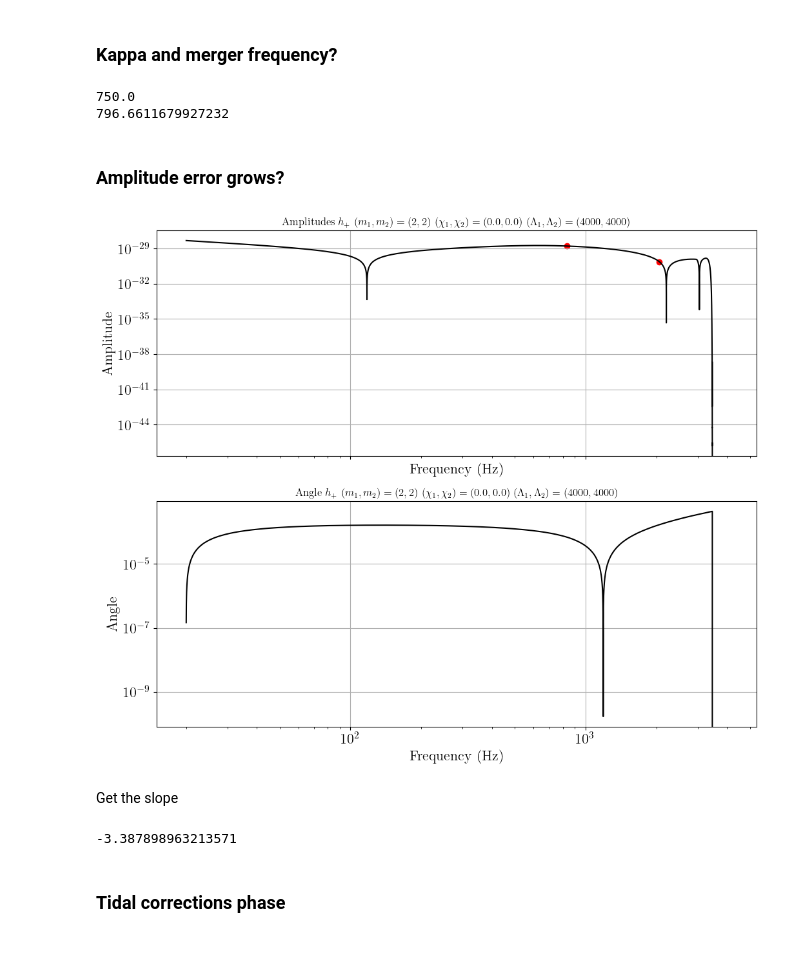
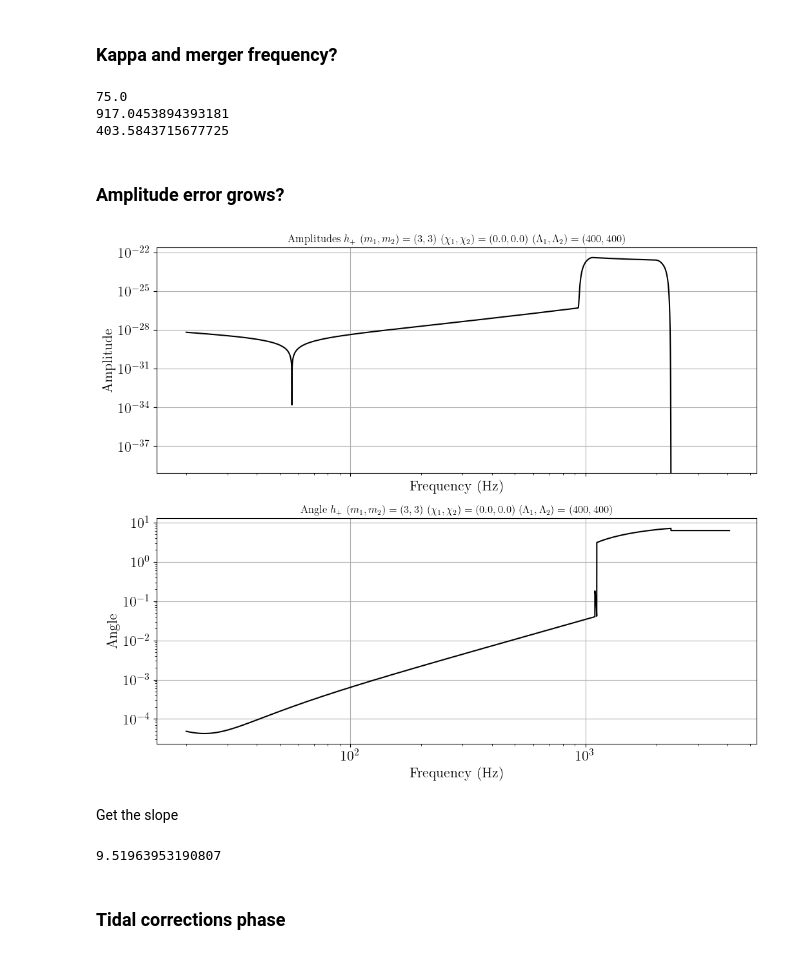
Before and after one commit to tedwards2412/ripple, a Jupyter notebook: notebooks/check_NRTidal.ipynb, the cells around one changed output. Saved outputs shown, nothing was run; the diff lists cells and outputs as text; code cells hidden in the pictures.

```diff
--- a/notebooks/check_NRTidal.ipynb
+++ b/notebooks/check_NRTidal.ipynb
@@ -38,14 +32,14 @@ The autoreload extension is already loaded. To reload it, use:
 # %% [markdown]
 We will compare waveforms with the following intrinsic parameters, which are close to the extremes on which the LAL implementation has been reviewed:
 # %%
-m1 = 2 # masses
-m2 = 2
+m1 = 3 # masses
+m2 = 3
 
 chi1 = 0.0 # spins
 chi2 = 0.0
 
-lambda1 = 4000 # tidal deformabilities
-lambda2 = 4000
+lambda1 = 400 # tidal deformabilities
+lambda2 = 400
 
 distance = 1.
 # %% [markdown]
@@ -117,6 +111,7 @@ import lal
 from ripple import get_eff_pads, get_match_arr
 # %%
 IMRphenom = "IMRPhenomD_NRTidalv2"
+IMRphenom = "IMRPhenomD_NRTidal"
 approximant = lalsim.SimInspiralGetApproximantFromString(IMRphenom)
 
 f_ASD, ASD = np.loadtxt("../test/O3Livingston.txt", unpack=True)
@@ -352,9 +351,12 @@ lal_kappa = lalsim.SimNRTunedTidesComputeKappa2T(m1 * MSUN, m2* MSUN, lambda1, l
 print(lal_kappa)
 lal_f_merger = lalsim.SimNRTunedTidesMergerFrequency((m1 + m2), lal_kappa, m1/m2)
 print(lal_f_merger)
+lal_f_merger = lalsim.SimNRTunedTidesMergerFrequency((m1 + m2), 5000, m1/m2)
+print(lal_f_merger)
 # %% [output]
-750.0
-796.6611679927232
+75.0
+917.0453894393181
+403.5843715677725
 # %% [markdown]
 ### Amplitude error grows?
 # %%
@@ -365,47 +367,41 @@ idx1, idx2 = round(0.2 * len(f)), round(0.5 * len(f))
 plt.subplots(2, 1, figsize=(12, 10), sharex=True)
 plt.subplot(2, 1, 1)
 
 # Plot the amplitude
 diffs_amplitude = abs(A_lalsuite - A_ripple)
 plt.plot(f, diffs_amplitude, "-", color = 'black')
-plt.scatter(f[idx1], diffs_amplitude[idx1], color = "red")
-plt.scatter(f[idx2], diffs_amplitude[idx2], color = "red")
-
-# Plot where the Planck taper has to take place
-# plt.axvline(f_merger, linestyle = "--", color = 'black', label = 'Planck taper')
-# plt.axvline(1.2 * f_merger, linestyle = "--", color = 'black')
 
 plt.title(r"Amplitudes $h_+$ ($m_1, m_2) = ({}, {}$) ($\chi_1, \chi_2) = ({}, {}$) ($\Lambda_1, \Lambda_2) = ({}, {}$)".format(m1, m2, chi1, chi2, lambda1, lambda2))
 plt.yscale('log')
 plt.xscale('log')
 plt.xlabel("Frequency (Hz)")
 plt.ylabel("Amplitude")
 # plt.ylim(1e-27, 1e-21)
 plt.xlim(f_l - 5)
 # plt.legend()
 
 # Plot the angle or the phase
 plt.subplot(2, 1, 2)
 
 plt.plot(f, abs(angle_lalsuite - angle_ripple), "-", color = 'black')
 name = "Angle"
 # plt.legend()
 plt.title(r"{} $h_+$ ($m_1, m_2) = ({}, {}$) ($\chi_1, \chi_2) = ({}, {}$) ($\Lambda_1, \Lambda_2) = ({}, {}$)".format(name, m1, m2, chi1, chi2, lambda1, lambda2))
 plt.xlabel("Frequency (Hz)")
 plt.ylabel(f"{name}")
 plt.xscale('log')
 plt.xlim(f_l - 5)
 plt.yscale('log')
 plt.show()
 # %% [output]
-[figure, old version]
+[figure, new version]
 # %% [markdown]
 Get the slope
 # %%
 slope = (np.log(diffs_amplitude[idx2]) - np.log(diffs_amplitude[idx1])) / (np.log(f[idx2]) - np.log(f[idx1]))
 slope
 # %% [output]
--3.387898963213571
+9.51963953190807
 # %% [markdown]
 ### Tidal corrections phase
 # %%
```
Also changed, not shown: parts of 6 cells of this notebook, 5 other files.
